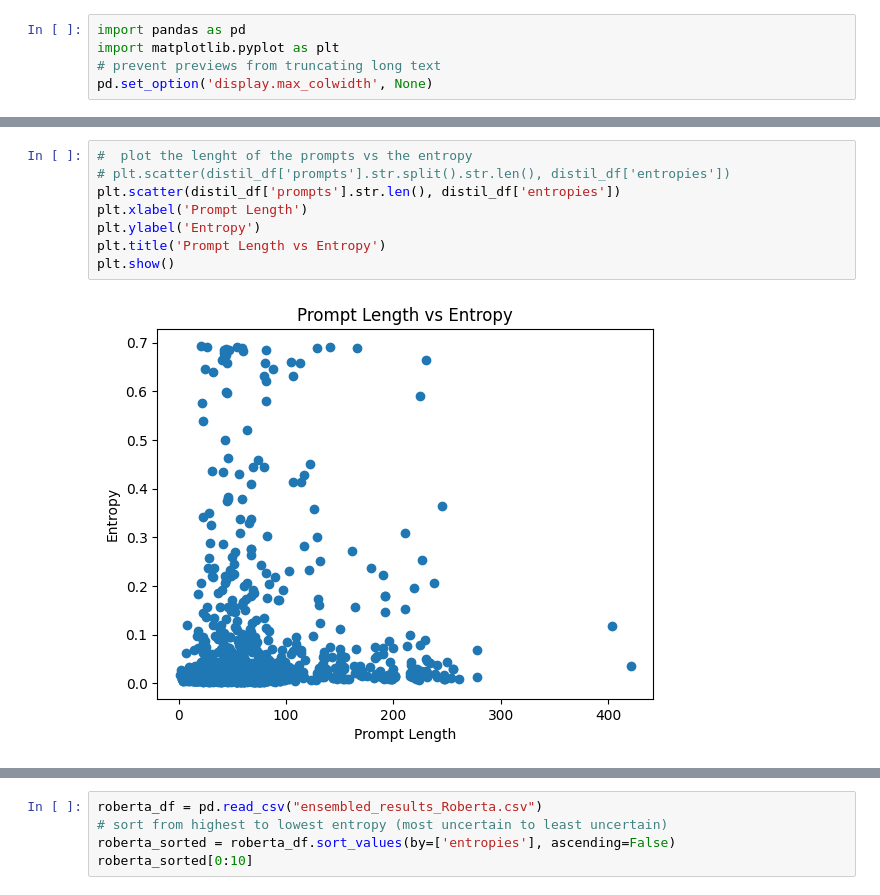
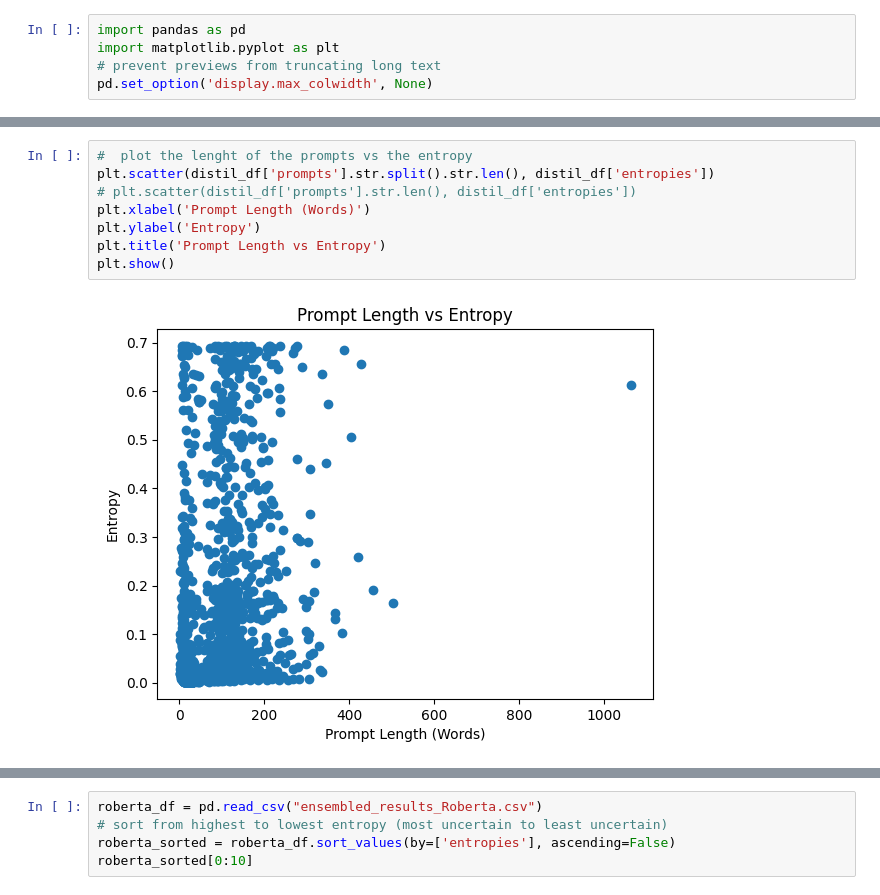
Before and after one commit to xenia-d/NLP-intent-classification, a Jupyter notebook: analysis.ipynb, the cells around one changed output, grey strips where cells are left out. Cells and saved outputs as stored; diff of their text form.

```diff
--- a/analysis.ipynb
+++ b/analysis.ipynb
@@ -23,10 +23,10 @@ sorted[0:10]
 # %%
 #  plot the lenght of the prompts vs the entropy
-# plt.scatter(distil_df['prompts'].str.split().str.len(), distil_df['entropies'])
-plt.scatter(distil_df['prompts'].str.len(), distil_df['entropies'])
-plt.xlabel('Prompt Length')
+plt.scatter(distil_df['prompts'].str.split().str.len(), distil_df['entropies'])
+# plt.scatter(distil_df['prompts'].str.len(), distil_df['entropies'])
+plt.xlabel('Prompt Length (Words)')
 plt.ylabel('Entropy')
 plt.title('Prompt Length vs Entropy')
 plt.show()
 # %% [output]
-[figure, old version]
+[figure, new version]
```
Also changed, not shown: parts of 2 cells of this notebook, 4 other files.
